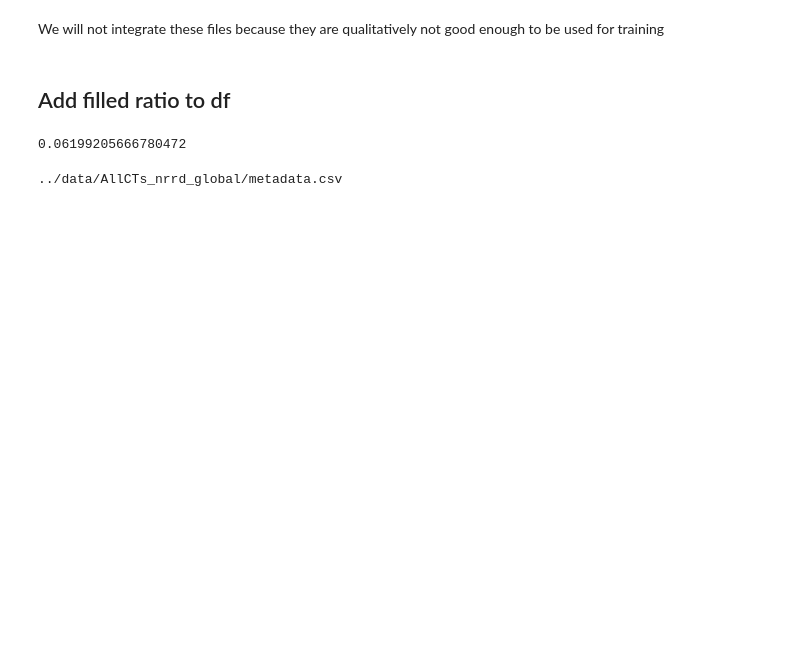
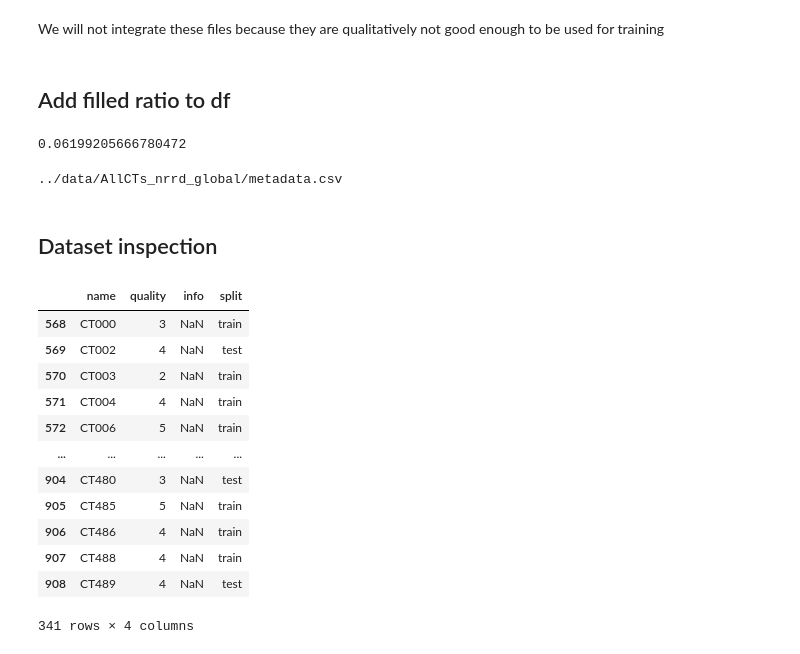
Before and after one commit to Chavelanda/medicaldiffusion, a Jupyter notebook: notebooks/allcts.ipynb, the cells around one changed output. Drawn from its saved outputs; the diff is of its cells as text; code cells hidden in the pictures; blank space fills up the shorter version.

```diff
--- a/notebooks/allcts.ipynb
+++ b/notebooks/allcts.ipynb
@@ -227,0 +360,16 @@ Missing names: {'CTS463', 'CTS047'}
+# %%
+def rename(row):
+    name = row['name']
+    base, ext = os.path.splitext(name)
+
+    # Split the base into letters and number
+    letters = base.rstrip('0123456789')
+    number = base[len(letters):]
+
+    # Rename the file
+    new_name = '{}{:03}{}'.format(letters, int(number), ext)
+    row['name'] = new_name
+    return row
+
+
+df = df.apply(rename, axis=1)
@@ -271,3 +435,21 @@ for idx, folder_name in enumerate(folder_names):
         filled_volume = np.count_nonzero(occupancy)
         filled_ratio = filled_volume / 134217728
         ratios.append((folder_name, filled_ratio))
+# %% [markdown]
+## Dataset inspection
+# %%
+df[df.name < 'CTS']
+# %% [output]
+|  | name | quality | info | split |
+| 568 | CT000 | 3 | NaN | train |
+| 569 | CT002 | 4 | NaN | test |
+| 570 | CT003 | 2 | NaN | train |
+| 571 | CT004 | 4 | NaN | train |
+| 572 | CT006 | 5 | NaN | train |
+| ... | ... | ... | ... | ... |
+| 904 | CT480 | 3 | NaN | test |
+| 905 | CT485 | 5 | NaN | train |
+| 906 | CT486 | 4 | NaN | train |
+| 907 | CT488 | 4 | NaN | train |
+| 908 | CT489 | 4 | NaN | test |
+341 rows × 4 columns
```
Also changed, not shown: parts of 41 cells of this notebook, 4 other files.
